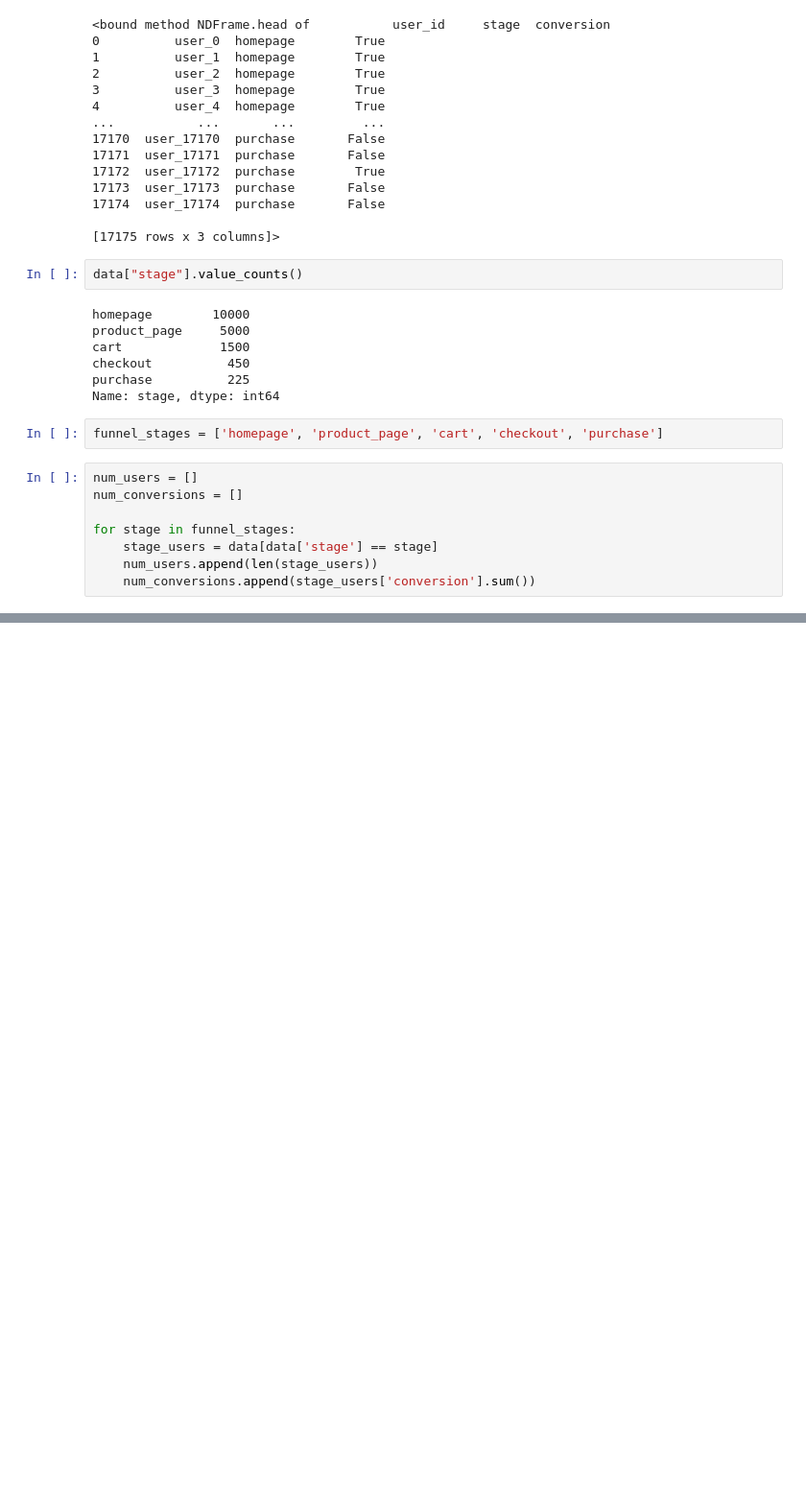
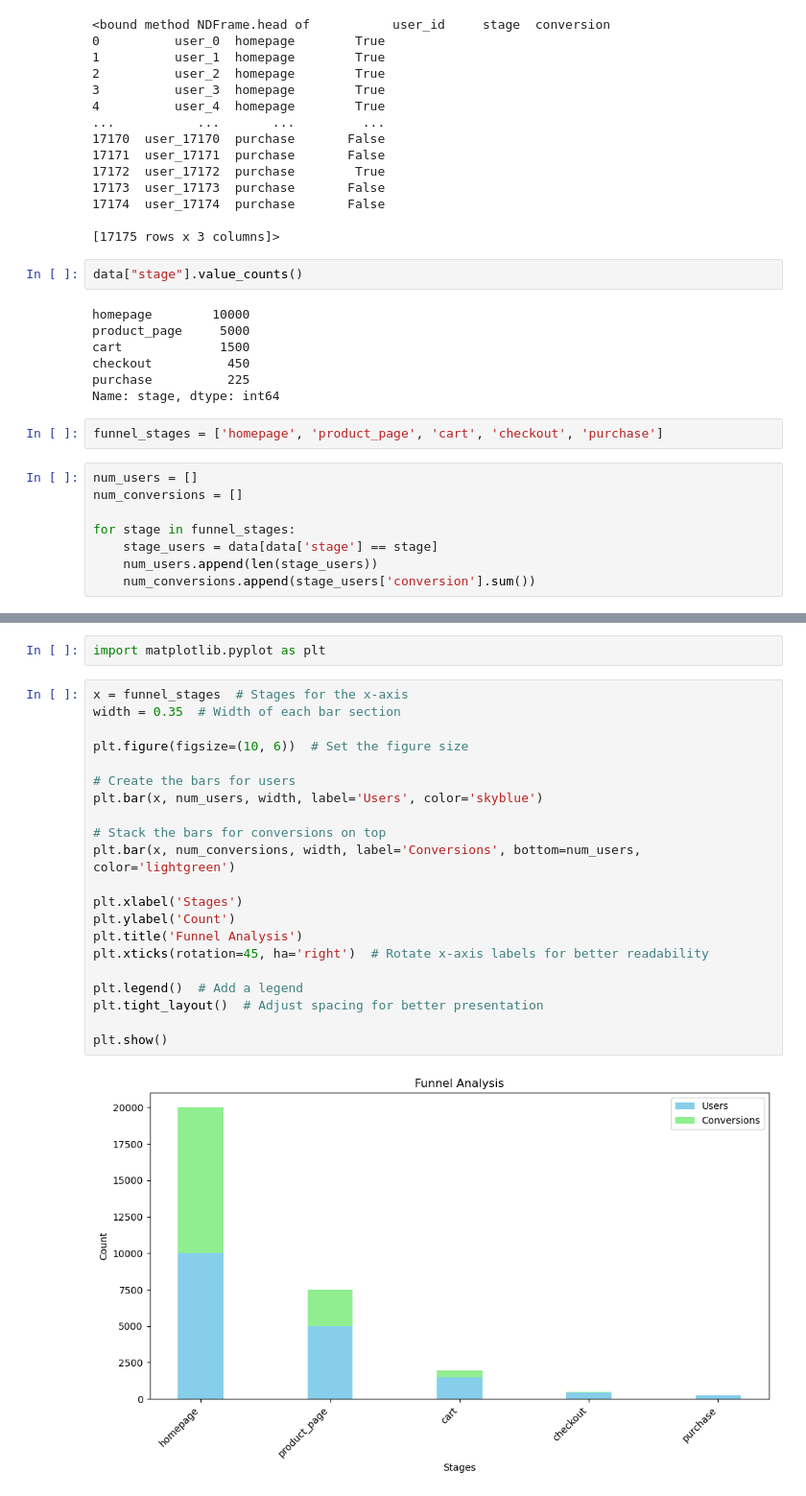
Before and after one commit to rahilshah1010/Funnel-Analysis-in-Python, a Jupyter notebook: Funnel Analysis using Python.ipynb, the cells around one changed output, grey strips where cells are left out. Shown at 96% size. Drawn from its saved outputs; the diff is of its cells as text; blank space fills up the shorter version.

```diff
--- a/Funnel Analysis using Python.ipynb
+++ b/Funnel Analysis using Python.ipynb
@@ -64,3 +64,28 @@ fig.update_layout(
 )
 # %% [output]
 [interactive output not drawn]
+# %%
+import matplotlib.pyplot as plt
+# %%
+x = funnel_stages  # Stages for the x-axis
+width = 0.35  # Width of each bar section
+
+plt.figure(figsize=(10, 6))  # Set the figure size
+
+# Create the bars for users
+plt.bar(x, num_users, width, label='Users', color='skyblue')
+
+# Stack the bars for conversions on top
+plt.bar(x, num_conversions, width, label='Conversions', bottom=num_users, color='lightgreen')
+
+plt.xlabel('Stages')
+plt.ylabel('Count')
+plt.title('Funnel Analysis')
+plt.xticks(rotation=45, ha='right')  # Rotate x-axis labels for better readability
+
+plt.legend()  # Add a legend
+plt.tight_layout()  # Adjust spacing for better presentation
+
+plt.show()
+# %% [output]
+[figure, added]
```
